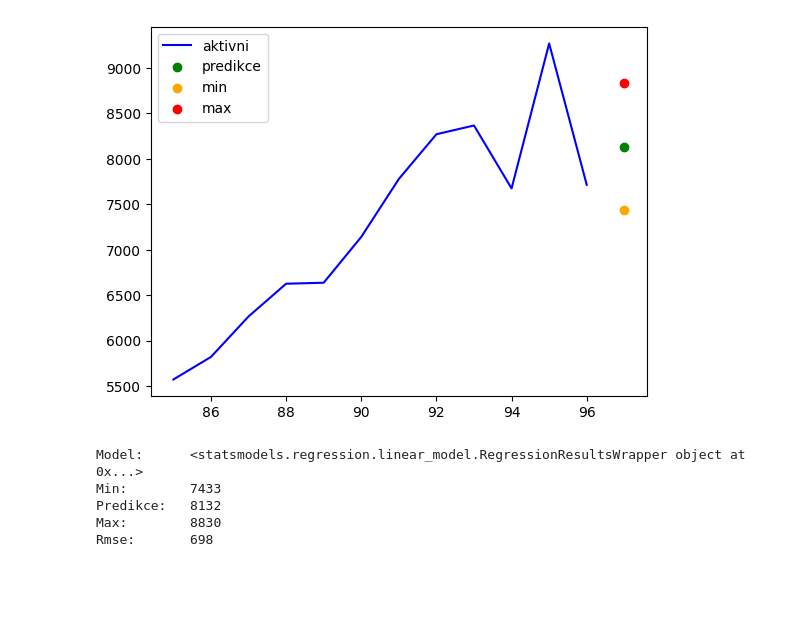
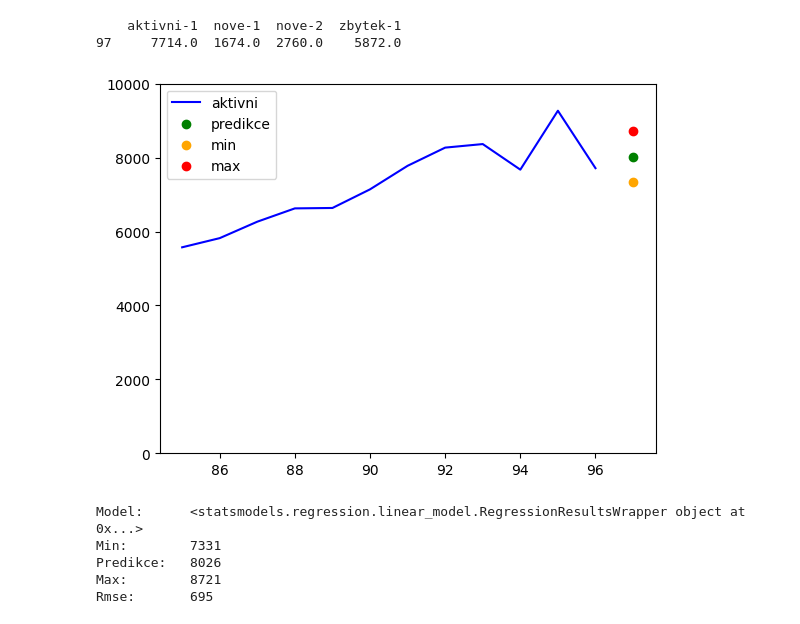
Before and after one commit to HonzaHalik/sws, a Jupyter notebook: code/predictive modeling/funkcni/OLS regression.ipynb, the cells around one changed output. Drawn from its saved outputs; the diff is of its cells as text; code cells hidden in the pictures; blank space fills up the shorter version.

Commit message:
gradient boosting regression update

```diff
--- a/code/predictive modeling/funkcni/OLS regression.ipynb
+++ b/code/predictive modeling/funkcni/OLS regression.ipynb
@@ -126,57 +99,45 @@ Wall time: 7.1 s
 # %%
 import pickle
 import pandas as pd
 from matplotlib import pyplot as plt
-df = pd.read_excel(fr"C:\Users\halik\OneDrive\development\github\sws\code\predictive modeling\funkcni\funcni data set.xlsx")
+df = pd.read_excel(fr"C:\Users\halik\OneDrive\development\github\sws\code\predictive modeling\funkcni\funcni data set - Copy.xlsx")
 df_orig = df.drop(df.index[-12:])
 
-#df = (df-df.min())/(df.max()-df.min())
-df_new = df.drop(df.index[:-12])
-df_new = df_new.drop(df_new.index[-11:])
+df_new = df.drop(df.index[:-1])
+#df_new = df_new.drop(df_new.index[-11:])
 df_train = df.drop(df.index[-12:])
 
-
-
-x_new = df_new[["aktivni-1", "nove-1", "nove-2"]]
+x_new = df_new[["aktivni-1", "nove-1", "nove-2", "zbytek-1"]]
 #?? for i in range(1,7):
 i=1
-
-#>> nacist modely a rmse
-#* nacist nejlepsi model
-models = []
-filename = f'OLS_model_final_copy2_short_{i}.sav'
-model = pickle.load(open(filename, 'rb'))
-models.append(model)
-#* nacist rmse pro modely
-with open('rmse.pkl', 'rb') as file:
-    rmse_values = pickle.load(file)
-
+print(x_new)
 #>> predikce
 predictions = []
-model = models[0]
 y_pred = model.predict(x_new)
 #>> graf
 #* realita
 plt.plot(df_test.index, df_test['aktivni'],label="aktivni",color="blue")
 
 #* predikce
 plt.scatter(df_new.index, y_pred.values, label='predikce', color="green")
 plt.scatter(df_new.index, y_pred.values-rmse_values[0], label='min', color="orange")
 plt.scatter(df_new.index, y_pred.values+rmse_values[0], label='max', color="red")
-#plt.ylim(0,10000)
+plt.ylim(0,10000)
 plt.legend()
 plt.show()
 print(f"""
 Model:      {model}
-Min:        {int(y_pred-rmse_values[0])}
+Min:        {int(y_pred-rmse)}
 Predikce:   {int(y_pred)}
-Max:        {int(y_pred+rmse_values[0])}
-Rmse:       {int(rmse_values[0])}
+Max:        {int(y_pred+rmse)}
+Rmse:       {int(rmse)}
 """)
 # %% [output]
+    aktivni-1  nove-1  nove-2  zbytek-1
+97     7714.0  1674.0  2760.0    5872.0
-[figure, old version]
+[figure, new version]
-Model:      <statsmodels.regression.linear_model.RegressionResultsWrapper object at 0x...>
-Min:        7433
-Predikce:   8132
-Max:        8830
-Rmse:       698
+Model:      <statsmodels.regression.linear_model.RegressionResultsWrapper object at 0x...>
+Min:        7331
+Predikce:   8026
+Max:        8721
+Rmse:       695
```
Also changed, not shown: parts of 1 cell of this notebook, 2 other files.
